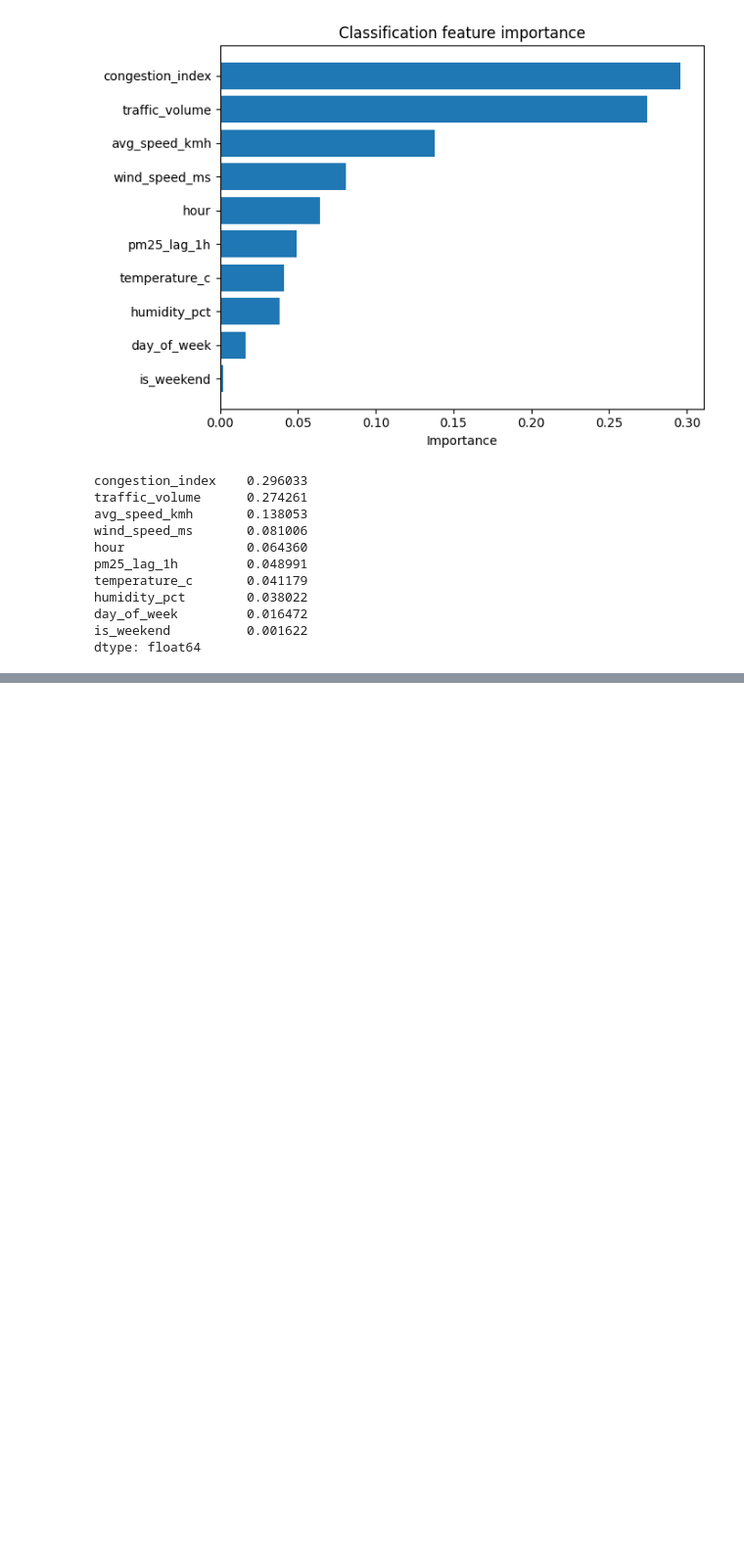
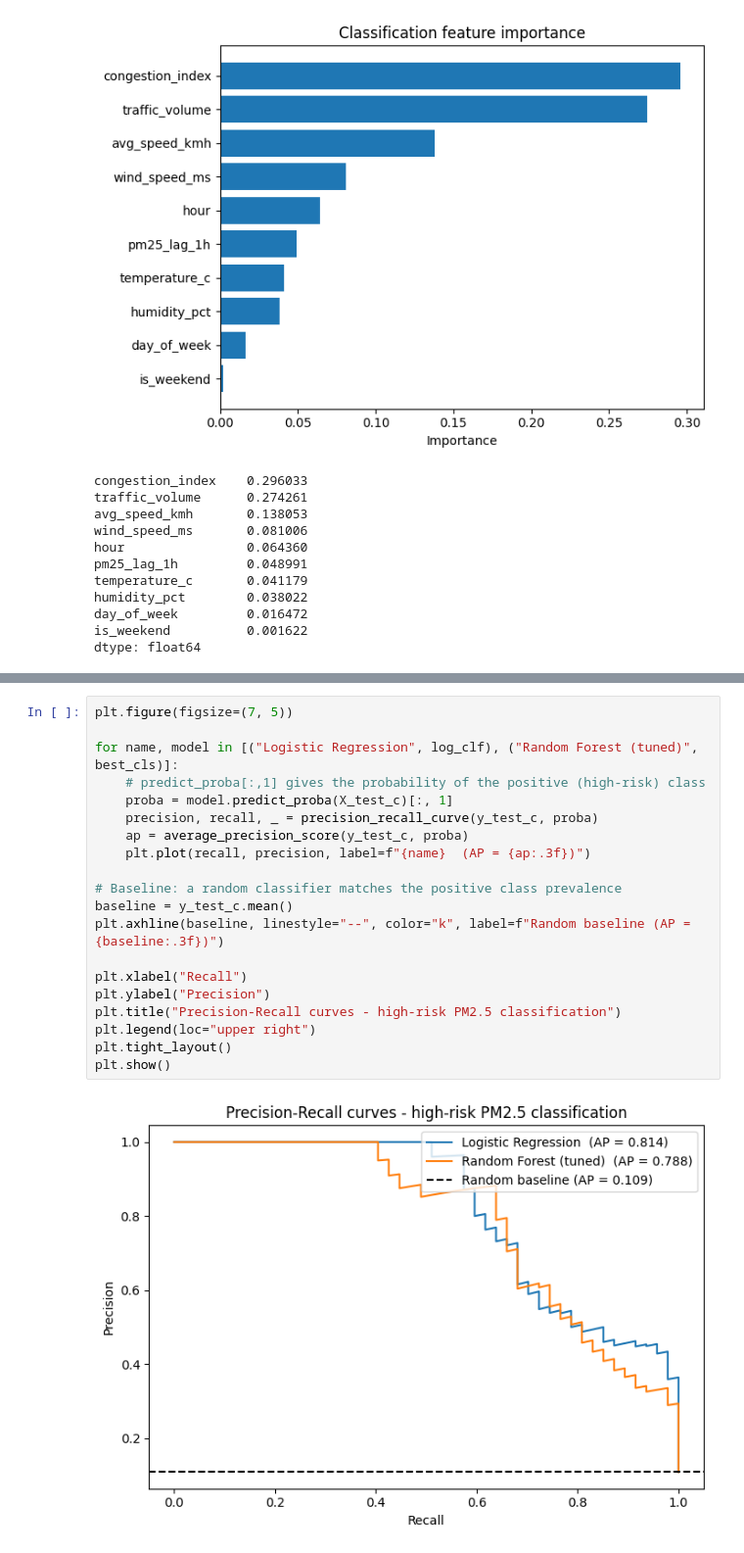
Before and after one commit to hktodorova/urban_air_quality_project, a Jupyter notebook: notebooks/urban_air_quality_analysis.ipynb, the cells around one changed output, grey strips where cells are left out. Shown at 98% size. Drawn from its saved outputs; the diff is of its cells as text; blank space fills up the shorter version.

```diff
--- a/notebooks/urban_air_quality_analysis.ipynb
+++ b/notebooks/urban_air_quality_analysis.ipynb
@@ -686,0 +716,22 @@ dtype: float64
+# %%
+plt.figure(figsize=(7, 5))
+
+for name, model in [("Logistic Regression", log_clf), ("Random Forest (tuned)", best_cls)]:
+    # predict_proba[:,1] gives the probability of the positive (high-risk) class
+    proba = model.predict_proba(X_test_c)[:, 1]
+    precision, recall, _ = precision_recall_curve(y_test_c, proba)
+    ap = average_precision_score(y_test_c, proba)
+    plt.plot(recall, precision, label=f"{name}  (AP = {ap:.3f})")
+
+# Baseline: a random classifier matches the positive class prevalence
+baseline = y_test_c.mean()
+plt.axhline(baseline, linestyle="--", color="k", label=f"Random baseline (AP = {baseline:.3f})")
+
+plt.xlabel("Recall")
+plt.ylabel("Precision")
+plt.title("Precision-Recall curves - high-risk PM2.5 classification")
+plt.legend(loc="upper right")
+plt.tight_layout()
+plt.show()
+# %% [output]
+[figure, added]
```
Also changed, not shown: parts of 4 cells of this notebook.
